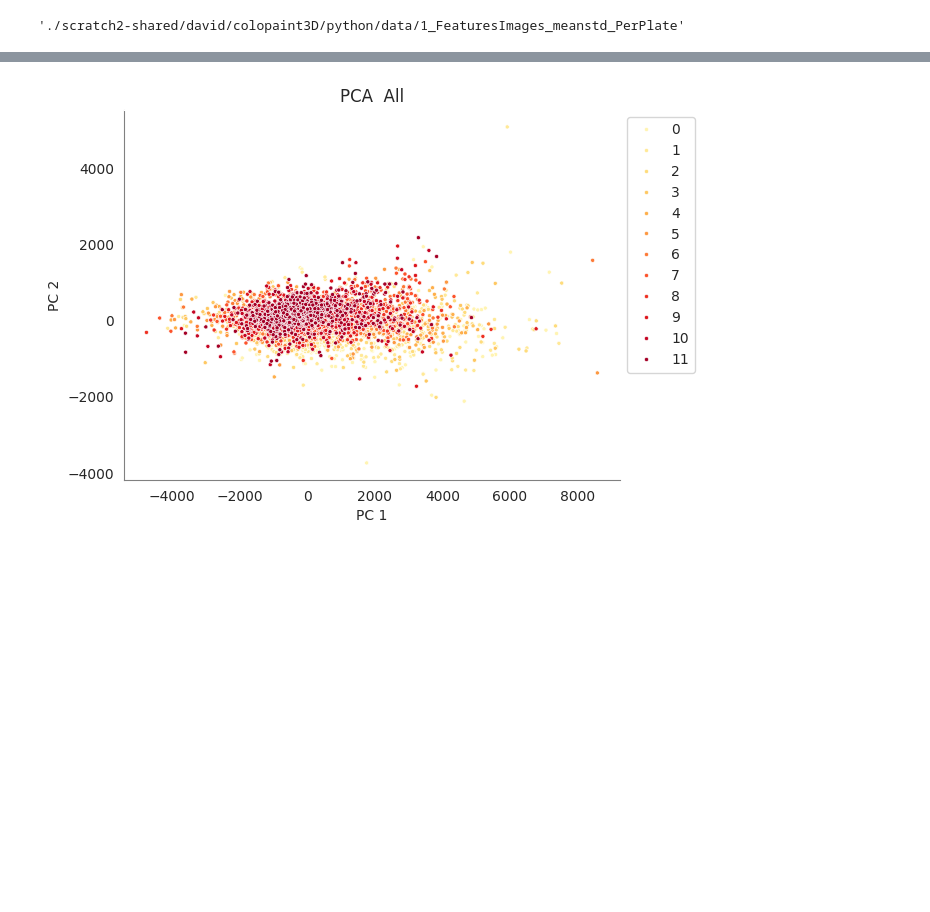
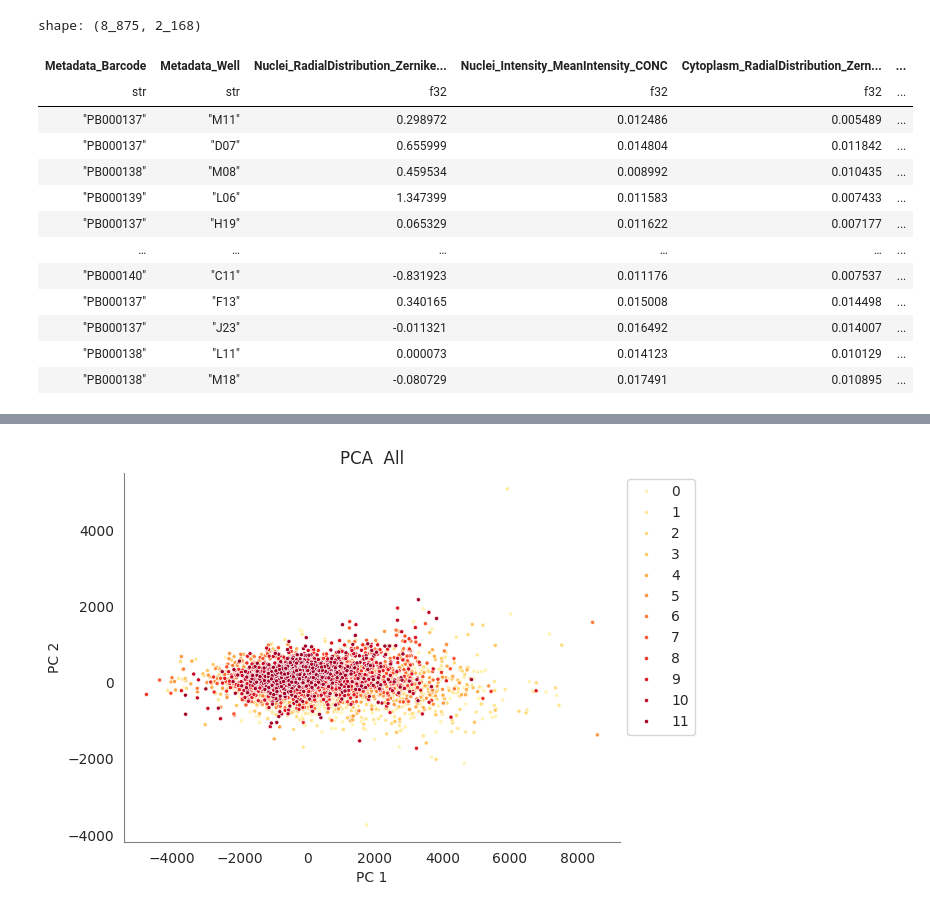
Before and after one commit to pharmbio/colopaint3D, a Jupyter notebook: spher_colo52_v1/5_PCA_slice.ipynb, the cells around one changed output, grey strips where cells are left out. Cells and saved outputs as stored; diff of their text form; code cells hidden in the pictures; blank space fills up the shorter version.

```diff
--- a/spher_colo52_v1/5_PCA_slice.ipynb
+++ b/spher_colo52_v1/5_PCA_slice.ipynb
@@ -109,7 +112,20 @@ frac_wells = 0.15
 #         'TGF-beta/Smad': (0.7686274509803922, 0.611764705882353, 0.5803921568627451),
 #         'Others': (0.8901960784313725, 0.4666666666666667, 0.7607843137254902),
 #         'Proteases': (0.9686274509803922, 0.7137254901960784, 0.8235294117647058)}
-# %%
-feat_pp
-# %% [output]
-'./scratch2-shared/david/colopaint3D/python/data/1_FeaturesImages_meanstd_PerPlate'
+# %%
+df1
+# %% [output]
+shape: (8_875, 2_168)
+| Metadata_Barcode | Metadata_Well | Nuclei_RadialDistribution_Zernike... | Nuclei_Intensity_MeanIntensity_CONC | Cytoplasm_RadialDistribution_Zern... | ... |
+| str | str | f32 | f32 | f32 | ... |
+| "PB000137" | "M11" | 0.298972 | 0.012486 | 0.005489 | ... |
+| "PB000137" | "D07" | 0.655999 | 0.014804 | 0.011842 | ... |
+| "PB000138" | "M08" | 0.459534 | 0.008992 | 0.010435 | ... |
+| "PB000139" | "L06" | 1.347399 | 0.011583 | 0.007433 | ... |
+| "PB000137" | "H19" | 0.065329 | 0.011622 | 0.007177 | ... |
+| … | … | … | … | … | ... |
+| "PB000140" | "C11" | -0.831923 | 0.011176 | 0.007537 | ... |
+| "PB000137" | "F13" | 0.340165 | 0.015008 | 0.014498 | ... |
+| "PB000137" | "J23" | -0.011321 | 0.016492 | 0.014007 | ... |
+| "PB000138" | "L11" | 0.000073 | 0.014123 | 0.010129 | ... |
+| "PB000138" | "M18" | -0.080729 | 0.017491 | 0.010895 | ... |
```
Also changed, not shown: parts of 16 cells of this notebook, 5 other files.
